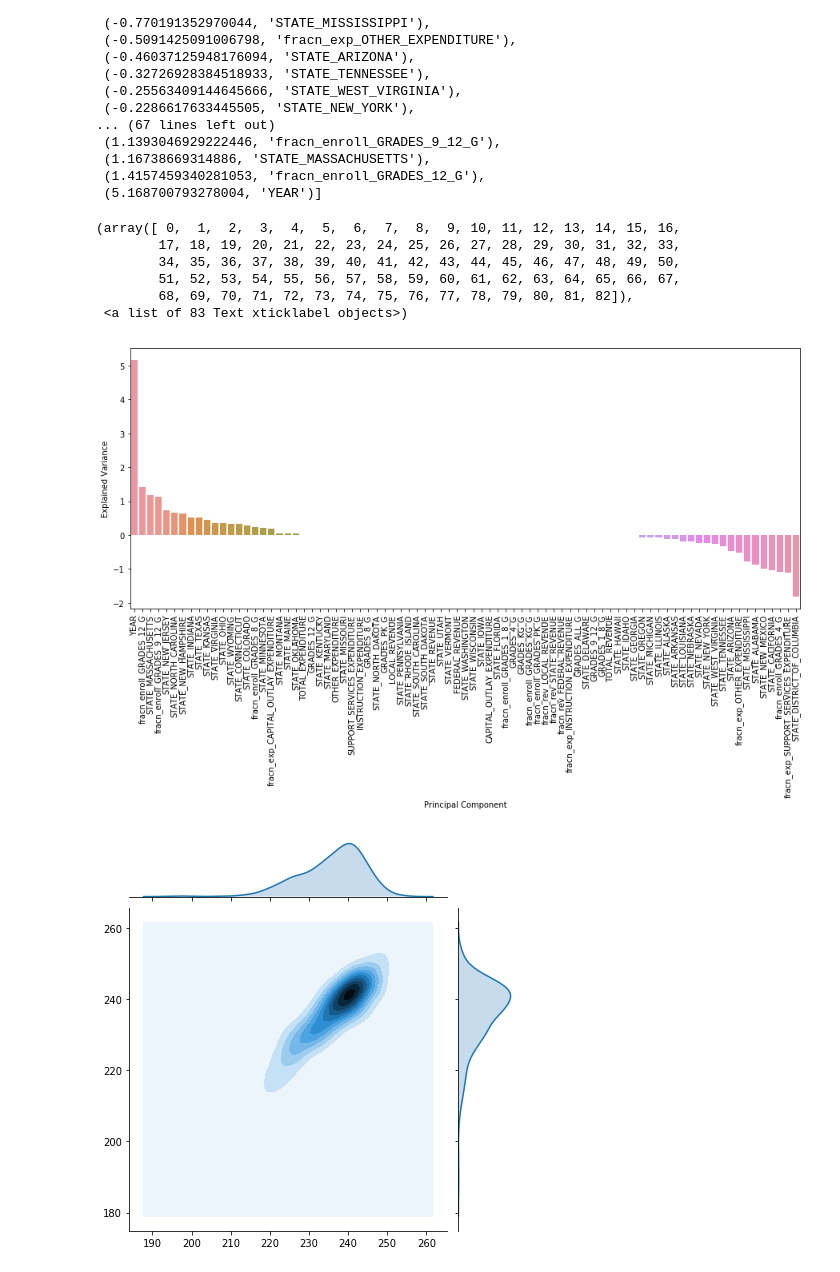
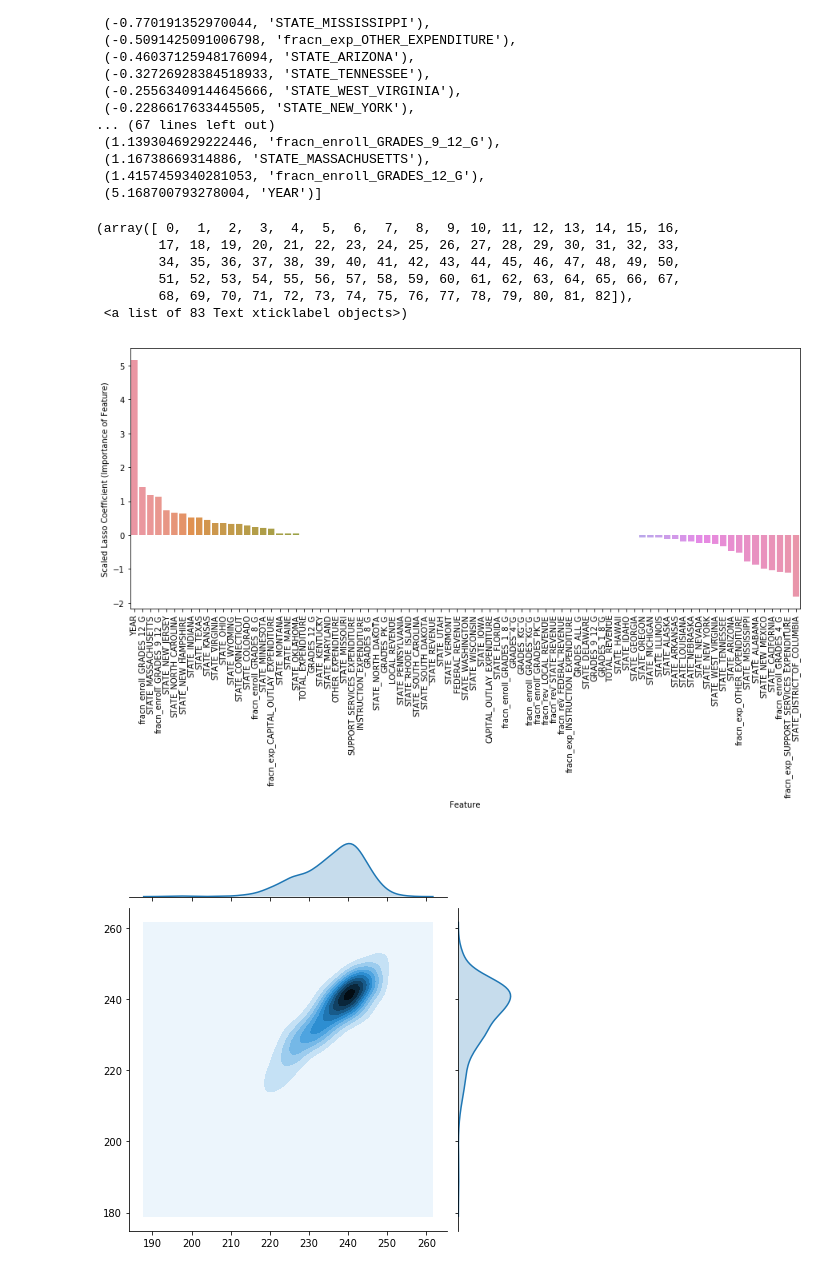
Before and after one commit to daericks/us-ed, a Jupyter notebook: notebooks/1_cross_validation_models.ipynb, the cells around one changed output. Drawn from its saved outputs; the diff is of its cells as text; code cells hidden in the pictures.

```diff
--- a/notebooks/1_cross_validation_models.ipynb
+++ b/notebooks/1_cross_validation_models.ipynb
@@ -428,19 +443,19 @@ sorted(zip(lasso_coef_, X_cols))
 # %%
 lasso_coef_df = pd.DataFrame(lasso_coef_, index = df1.drop(['AVG_MATH_4_SCORE'],axis=1).columns, columns=['lasso_coefs']).sort_values('lasso_coefs',ascending=False)
 
 plt.figure(figsize=(15,6))
 ax = sns.barplot(x=lasso_coef_df.index, y=lasso_coef_df['lasso_coefs'])
-ax.set_xlabel('Principal Component')
-ax.set_ylabel('Explained Variance')
+ax.set_xlabel('Feature')
+ax.set_ylabel('Scaled Lasso Coefficient (Importance of Feature)')
 plt.xticks(rotation=90)
 # %% [output]
 (array([ 0,  1,  2,  3,  4,  5,  6,  7,  8,  9, 10, 11, 12, 13, 14, 15, 16,
         17, 18, 19, 20, 21, 22, 23, 24, 25, 26, 27, 28, 29, 30, 31, 32, 33,
         34, 35, 36, 37, 38, 39, 40, 41, 42, 43, 44, 45, 46, 47, 48, 49, 50,
         51, 52, 53, 54, 55, 56, 57, 58, 59, 60, 61, 62, 63, 64, 65, 66, 67,
         68, 69, 70, 71, 72, 73, 74, 75, 76, 77, 78, 79, 80, 81, 82]),
  <a list of 83 Text xticklabel objects>)
-[figure, old version]
+[figure, new version]
 # %%
 # Generated linear fit
 slope, intercept, r_value, p_value, std_err = stats.linregress(Y_lasso,y)
```
Also changed, not shown: parts of 5 cells of this notebook, 1 other file.
